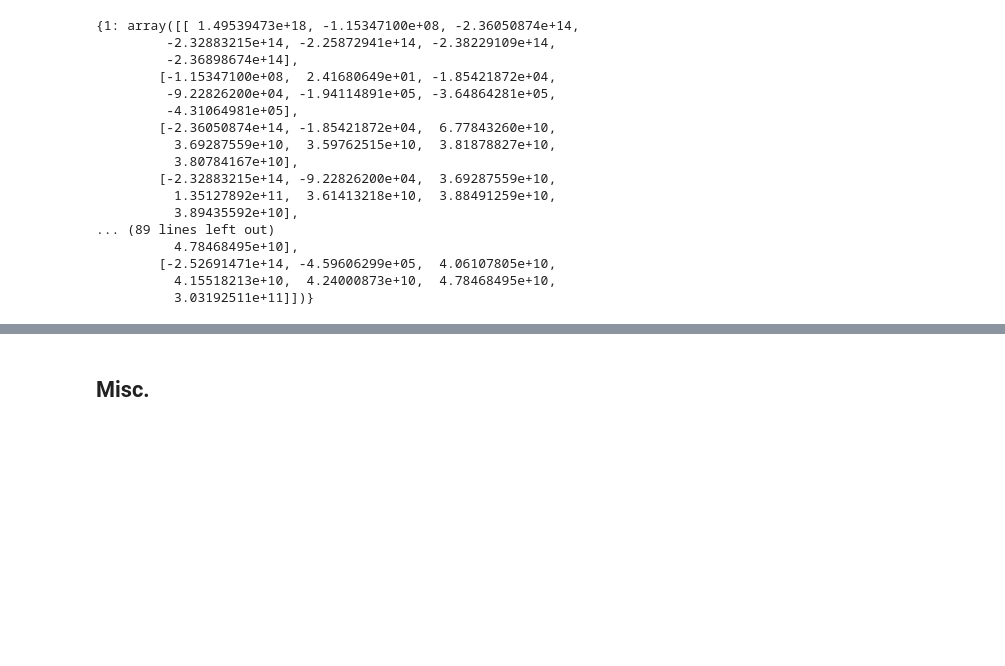
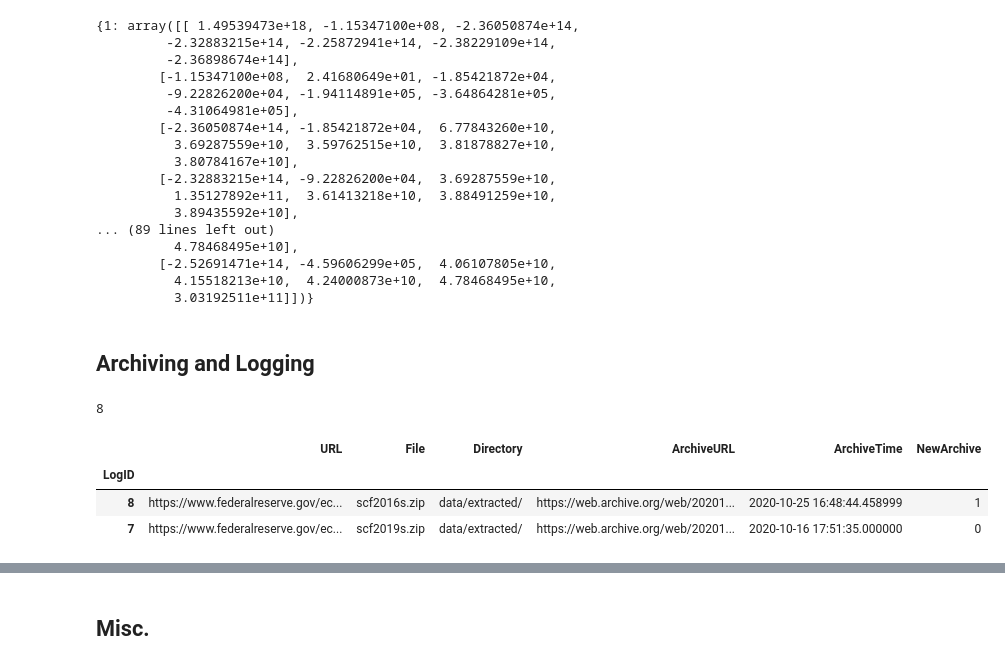
Before and after one commit to danvalen1/SCF-Analysis, a Jupyter notebook: dataloading.ipynb, the cells around one changed output, grey strips where cells are left out. Saved outputs shown, nothing was run; the diff lists cells and outputs as text; code cells hidden in the pictures; blank space fills up the shorter version.

Commit message:
Adding archiving/logging fucntions

```diff
--- a/dataloading.ipynb
+++ b/dataloading.ipynb
@@ -91,3 +112,21 @@ output[1]
         [-2.52691471e+14, -4.59606299e+05,  4.06107805e+10,
           4.15518213e+10,  4.24000873e+10,  4.78468495e+10,
           3.03192511e+11]])}
+# %% [markdown]
+## Archiving and Logging
+# %%
+url = 'https://www.federalreserve.gov/econres/files/scf2016s.zip'
+
+df = dl.archive(url = url,
+          targetdir = targetdir)
+
+df.index.max()
+# %% [output]
+8
+# %%
+df
+# %% [output]
+|  | URL | File | Directory | ArchiveURL | ArchiveTime | NewArchive |
+| LogID |  |  |  |  |  |  |
+| 8 | https://www.federalreserve.gov/ec... | scf2016s.zip | data/extracted/ | https://web.archive.org/web/20201... | 2020-10-25 16:48:44.458999 | 1 |
+| 7 | https://www.federalreserve.gov/ec... | scf2019s.zip | data/extracted/ | https://web.archive.org/web/20201... | 2020-10-16 17:51:35.000000 | 0 |
```
Also changed, not shown: parts of 5 cells of this notebook, 11 other files.
